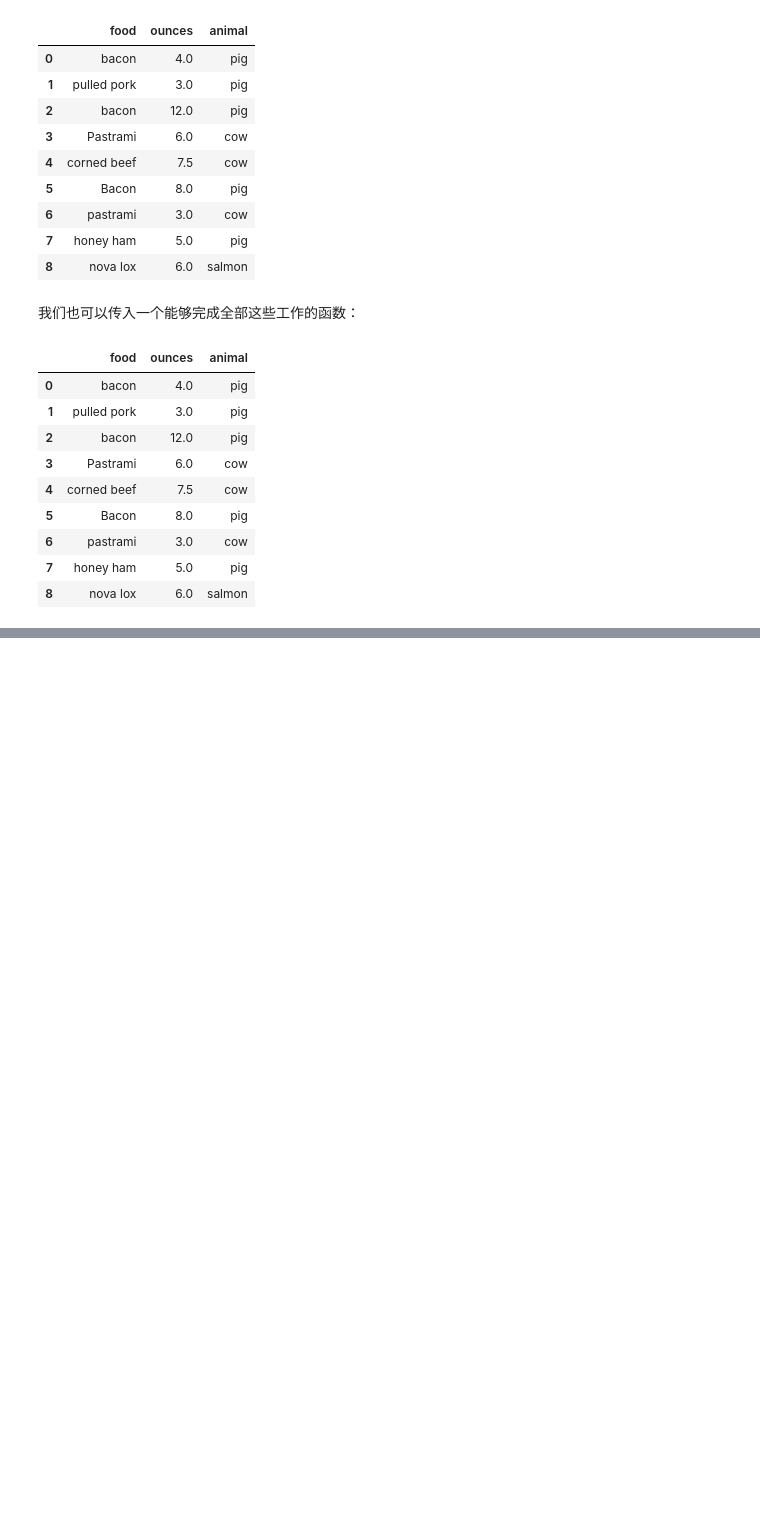
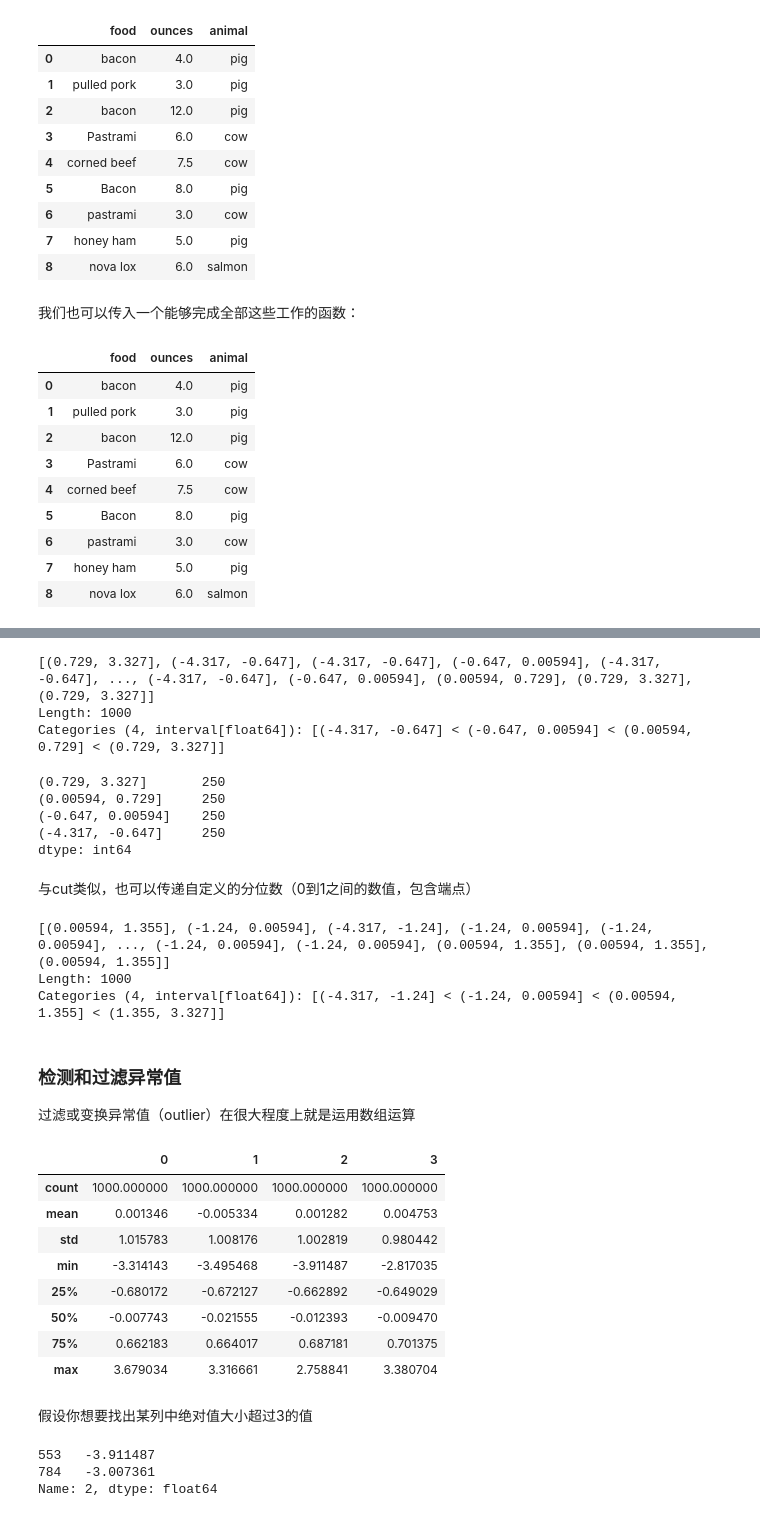
Before and after one commit to now-101/numpy_camp, a Jupyter notebook: task04.ipynb, the cells around one changed output, grey strips where cells are left out. Drawn from its saved outputs; the diff is of its cells as text; code cells hidden in the pictures; blank space fills up the shorter version.

```diff
--- a/task04.ipynb
+++ b/task04.ipynb
@@ -408,0 +630,49 @@ data
+# %%
+data = np.random.randn(1000)  # Normally distributed
+cats = pd.qcut(data, 4)  # Cut into quartiles
+cats
+# %% [output]
+[(0.729, 3.327], (-4.317, -0.647], (-4.317, -0.647], (-0.647, 0.00594], (-4.317, -0.647], ..., (-4.317, -0.647], (-0.647, 0.00594], (0.00594, 0.729], (0.729, 3.327], (0.729, 3.327]]
+Length: 1000
+Categories (4, interval[float64]): [(-4.317, -0.647] < (-0.647, 0.00594] < (0.00594, 0.729] < (0.729, 3.327]]
+# %%
+pd.value_counts(cats)
+# %% [output]
+(0.729, 3.327]       250
+(0.00594, 0.729]     250
+(-0.647, 0.00594]    250
+(-4.317, -0.647]     250
+dtype: int64
+# %% [markdown]
+与cut类似，也可以传递自定义的分位数（0到1之间的数值，包含端点）
+# %%
+pd.qcut(data, [0, 0.1, 0.5, 0.9, 1.])   # integer or array of quantiles
+# %% [output]
+[(0.00594, 1.355], (-1.24, 0.00594], (-4.317, -1.24], (-1.24, 0.00594], (-1.24, 0.00594], ..., (-1.24, 0.00594], (-1.24, 0.00594], (0.00594, 1.355], (0.00594, 1.355], (0.00594, 1.355]]
+Length: 1000
+Categories (4, interval[float64]): [(-4.317, -1.24] < (-1.24, 0.00594] < (0.00594, 1.355] < (1.355, 3.327]]
+# %% [markdown]
+### 检测和过滤异常值
+过滤或变换异常值（outlier）在很⼤程度上就是运⽤数组运算
+# %%
+data = pd.DataFrame(np.random.randn(1000, 4))
+data.describe()
+# %% [output]
+|  | 0 | 1 | 2 | 3 |
+| count | 1000.000000 | 1000.000000 | 1000.000000 | 1000.000000 |
+| mean | 0.001346 | -0.005334 | 0.001282 | 0.004753 |
+| std | 1.015783 | 1.008176 | 1.002819 | 0.980442 |
+| min | -3.314143 | -3.495468 | -3.911487 | -2.817035 |
+| 25% | -0.680172 | -0.672127 | -0.662892 | -0.649029 |
+| 50% | -0.007743 | -0.021555 | -0.012393 | -0.009470 |
+| 75% | 0.662183 | 0.664017 | 0.687181 | 0.701375 |
+| max | 3.679034 | 3.316661 | 2.758841 | 3.380704 |
+# %% [markdown]
+假设你想要找出某列中绝对值大小超过3的值
+# %%
+col = data[2]
+col[np.abs(col) > 3]
+# %% [output]
+553   -3.911487
+784   -3.007361
+Name: 2, dtype: float64
```
Also changed, not shown: parts of 61 cells of this notebook.
